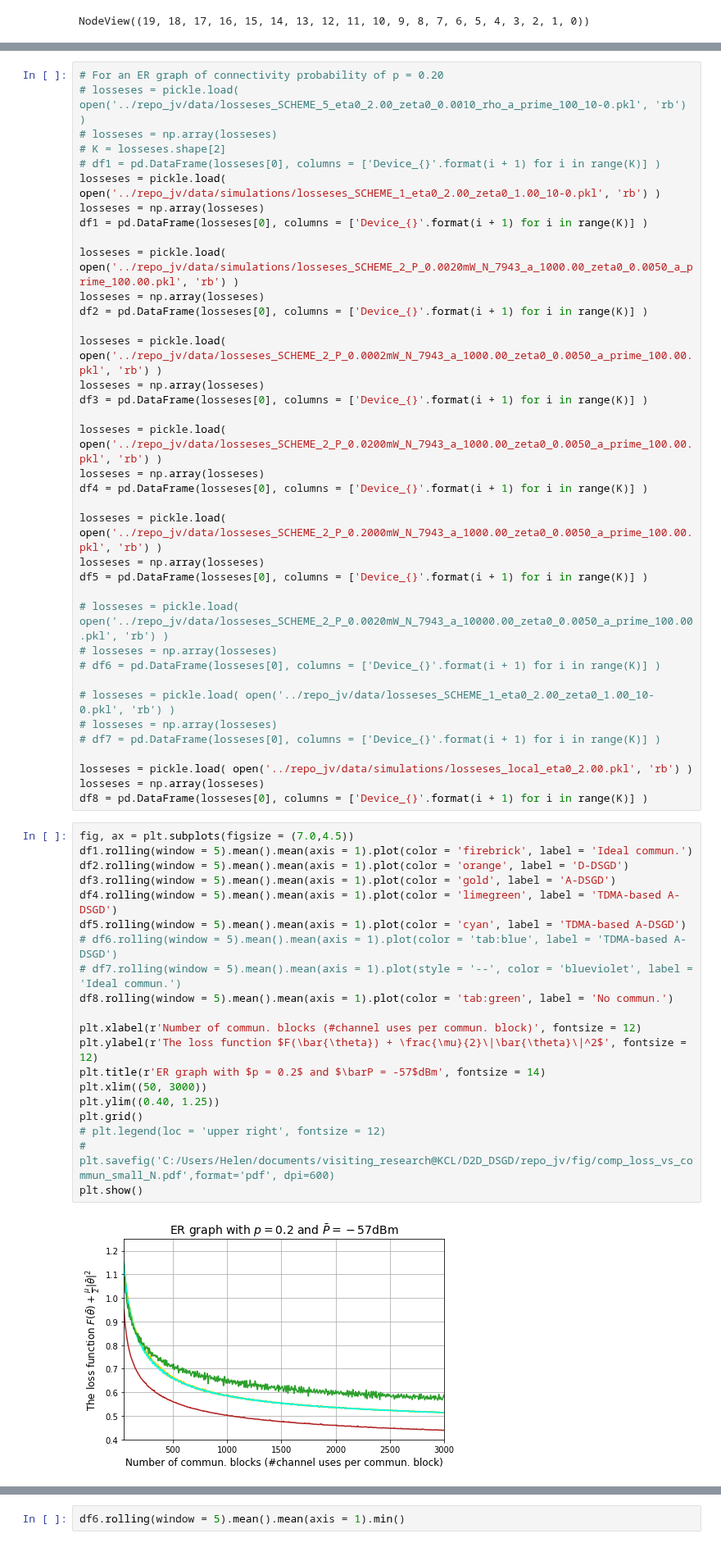
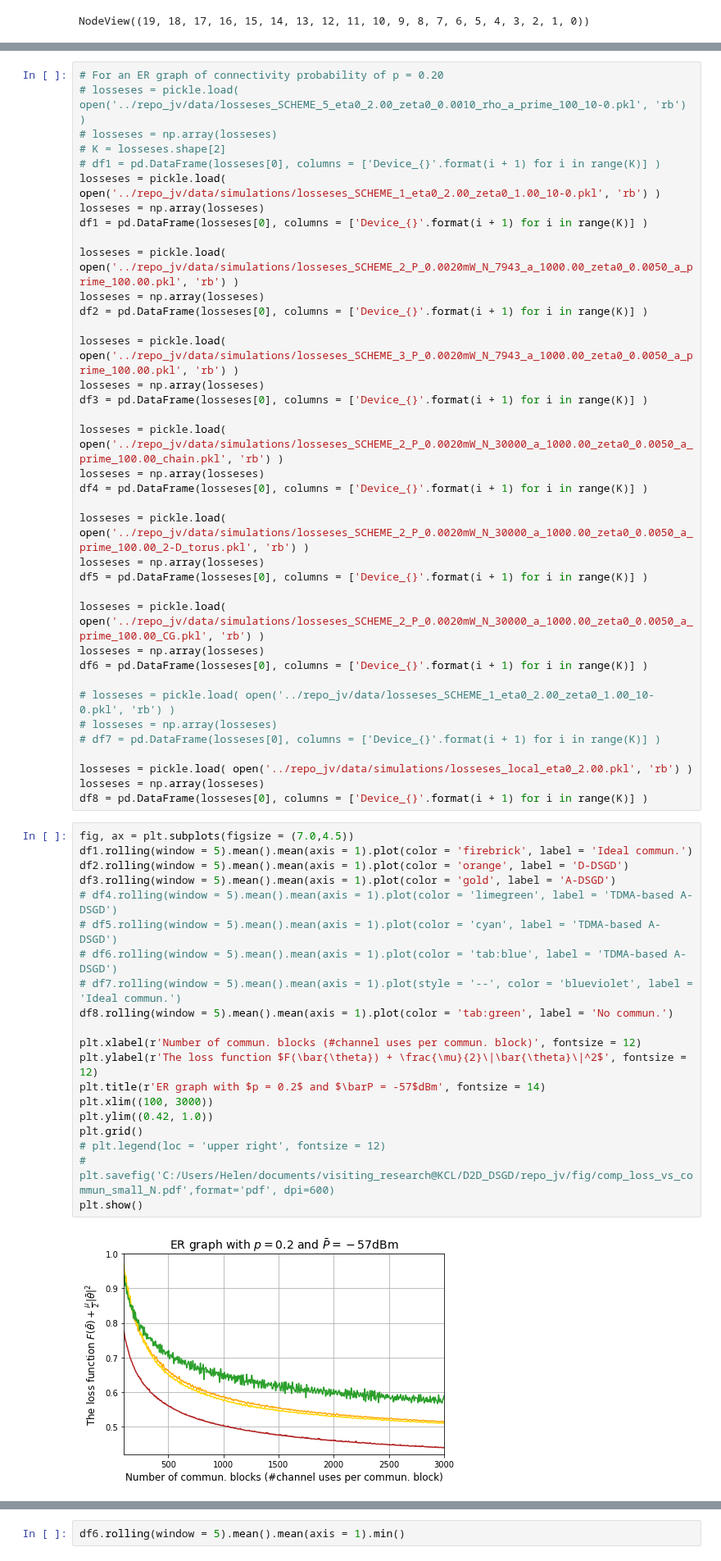
Before and after one commit to Fuzzy-Face/JSAC_FL, a Jupyter notebook: temp.ipynb, the cells around one changed output, grey strips where cells are left out. Shown at 82% size. Drawn from its saved outputs; the diff is of its cells as text.

```diff
--- a/temp.ipynb
+++ b/temp.ipynb
@@ -135,21 +135,21 @@ losseses = pickle.load( open('../repo_jv/data/simulations/losseses_SCHEME_2_P_0.
 losseses = np.array(losseses)
 df2 = pd.DataFrame(losseses[0], columns = ['Device_{}'.format(i + 1) for i in range(K)] )
 
-losseses = pickle.load( open('../repo_jv/data/losseses_SCHEME_2_P_0.0002mW_N_7943_a_1000.00_zeta0_0.0050_a_prime_100.00.pkl', 'rb') )
+losseses = pickle.load( open('../repo_jv/data/simulations/losseses_SCHEME_3_P_0.0020mW_N_7943_a_1000.00_zeta0_0.0050_a_prime_100.00.pkl', 'rb') )
 losseses = np.array(losseses)
 df3 = pd.DataFrame(losseses[0], columns = ['Device_{}'.format(i + 1) for i in range(K)] )
 
-losseses = pickle.load( open('../repo_jv/data/losseses_SCHEME_2_P_0.0200mW_N_7943_a_1000.00_zeta0_0.0050_a_prime_100.00.pkl', 'rb') )
+losseses = pickle.load( open('../repo_jv/data/simulations/losseses_SCHEME_2_P_0.0020mW_N_30000_a_1000.00_zeta0_0.0050_a_prime_100.00_chain.pkl', 'rb') )
 losseses = np.array(losseses)
 df4 = pd.DataFrame(losseses[0], columns = ['Device_{}'.format(i + 1) for i in range(K)] )
 
-losseses = pickle.load( open('../repo_jv/data/losseses_SCHEME_2_P_0.2000mW_N_7943_a_1000.00_zeta0_0.0050_a_prime_100.00.pkl', 'rb') )
+losseses = pickle.load( open('../repo_jv/data/simulations/losseses_SCHEME_2_P_0.0020mW_N_30000_a_1000.00_zeta0_0.0050_a_prime_100.00_2-D_torus.pkl', 'rb') )
 losseses = np.array(losseses)
 df5 = pd.DataFrame(losseses[0], columns = ['Device_{}'.format(i + 1) for i in range(K)] )
 
-# losseses = pickle.load( open('../repo_jv/data/losseses_SCHEME_2_P_0.0020mW_N_7943_a_10000.00_zeta0_0.0050_a_prime_100.00.pkl', 'rb') )
-# losseses = np.array(losseses)
-# df6 = pd.DataFrame(losseses[0], columns = ['Device_{}'.format(i + 1) for i in range(K)] )
+losseses = pickle.load( open('../repo_jv/data/simulations/losseses_SCHEME_2_P_0.0020mW_N_30000_a_1000.00_zeta0_0.0050_a_prime_100.00_CG.pkl', 'rb') )
+losseses = np.array(losseses)
+df6 = pd.DataFrame(losseses[0], columns = ['Device_{}'.format(i + 1) for i in range(K)] )
 
 # losseses = pickle.load( open('../repo_jv/data/losseses_SCHEME_1_eta0_2.00_zeta0_1.00_10-0.pkl', 'rb') )
 # losseses = np.array(losseses)
@@ -161,23 +161,23 @@ df8 = pd.DataFrame(losseses[0], columns = ['Device_{}'.format(i + 1) for i in ra
 # %%
 fig, ax = plt.subplots(figsize = (7.0,4.5))
 df1.rolling(window = 5).mean().mean(axis = 1).plot(color = 'firebrick', label = 'Ideal commun.')
 df2.rolling(window = 5).mean().mean(axis = 1).plot(color = 'orange', label = 'D-DSGD')
 df3.rolling(window = 5).mean().mean(axis = 1).plot(color = 'gold', label = 'A-DSGD')
-df4.rolling(window = 5).mean().mean(axis = 1).plot(color = 'limegreen', label = 'TDMA-based A-DSGD')
-df5.rolling(window = 5).mean().mean(axis = 1).plot(color = 'cyan', label = 'TDMA-based A-DSGD')
+# df4.rolling(window = 5).mean().mean(axis = 1).plot(color = 'limegreen', label = 'TDMA-based A-DSGD')
+# df5.rolling(window = 5).mean().mean(axis = 1).plot(color = 'cyan', label = 'TDMA-based A-DSGD')
 # df6.rolling(window = 5).mean().mean(axis = 1).plot(color = 'tab:blue', label = 'TDMA-based A-DSGD')
 # df7.rolling(window = 5).mean().mean(axis = 1).plot(style = '--', color = 'blueviolet', label = 'Ideal commun.')
 df8.rolling(window = 5).mean().mean(axis = 1).plot(color = 'tab:green', label = 'No commun.')
 
 plt.xlabel(r'Number of commun. blocks (#channel uses per commun. block)', fontsize = 12)
 plt.ylabel(r'The loss function $F(\bar{\theta}) + \frac{\mu}{2}\|\bar{\theta}\|^2$', fontsize = 12)
 plt.title(r'ER graph with $p = 0.2$ and $\barP = -57$dBm', fontsize = 14)
-plt.xlim((50, 3000))
-plt.ylim((0.40, 1.25))
+plt.xlim((100, 3000))
+plt.ylim((0.42, 1.0))
 plt.grid()
 # plt.legend(loc = 'upper right', fontsize = 12)
 # plt.savefig('C:/Users/Helen/documents/visiting_research@KCL/D2D_DSGD/repo_jv/fig/comp_loss_vs_commun_small_N.pdf',format='pdf', dpi=600)
 plt.show()
 # %% [output]
-[figure, old version]
+[figure, new version]
 # %%
```
Also changed, not shown: parts of 1 cell of this notebook, 1 other file.
